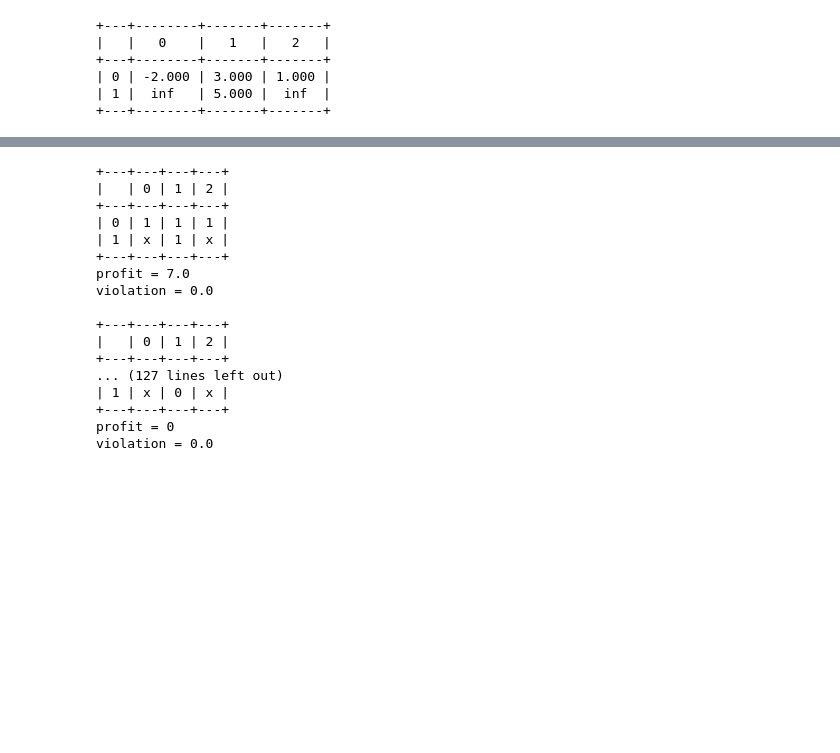
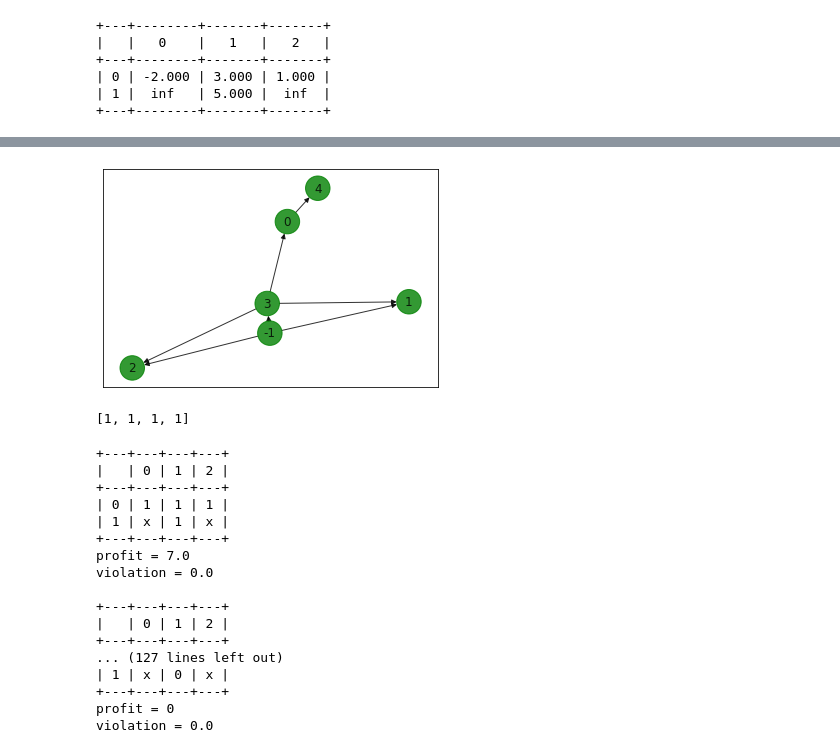
Before and after one commit to HaoTy/qore, a Jupyter notebook: notebooks/io_test.ipynb, the cells around one changed output, grey strips where cells are left out. Drawn from its saved outputs; the diff is of its cells as text; code cells hidden in the pictures; blank space fills up the shorter version.

```diff
--- a/notebooks/io_test.ipynb
+++ b/notebooks/io_test.ipynb
@@ -24,0 +25,15 @@ qmine.plot_mine_graph(color='g')
+# %%
+G, source, sink = qmine.build_pseudoflow_graph()
+# %%
+import networkx as nx
+from networkx import Graph
+import matplotlib.pyplot as plt
+
+colors = ['g' for node in G.nodes()]
+pos = nx.spring_layout(G)
+
+default_axes = plt.axes(frameon=True)
+nx.draw_networkx(G, node_color=colors, node_size=600,
+                    alpha=.8, ax=default_axes, pos=pos)
+# %% [output]
+[figure, added]
@@ -25,3 +44,7 @@ qmine.plot_mine_graph(color='g')
+# %%
+ground_state
+# %% [output]
+[1, 1, 1, 1]
 # %%
 H = qmine.gen_Hamiltonian(15.0)
 # %%
```
Also changed, not shown: parts of 3 cells of this notebook, 3 other files.
